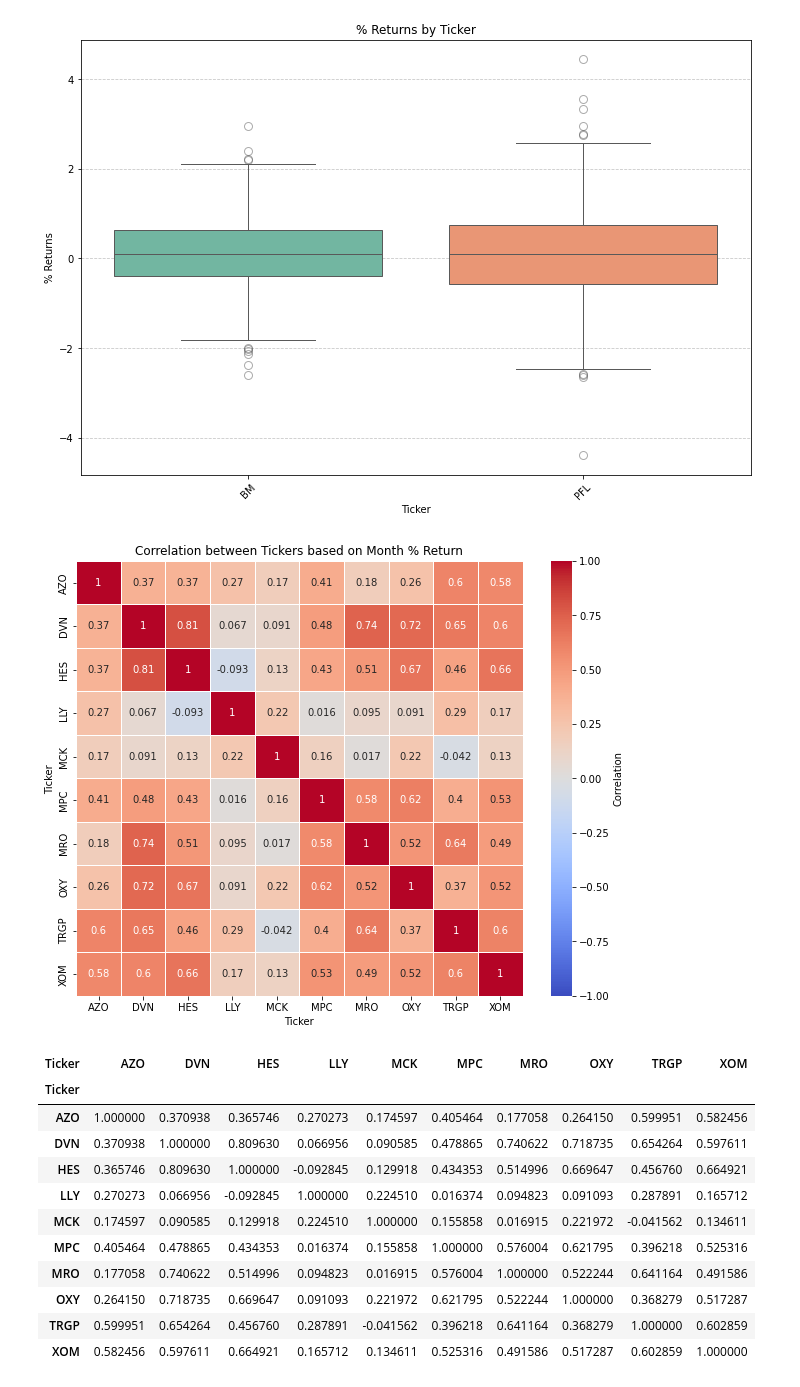
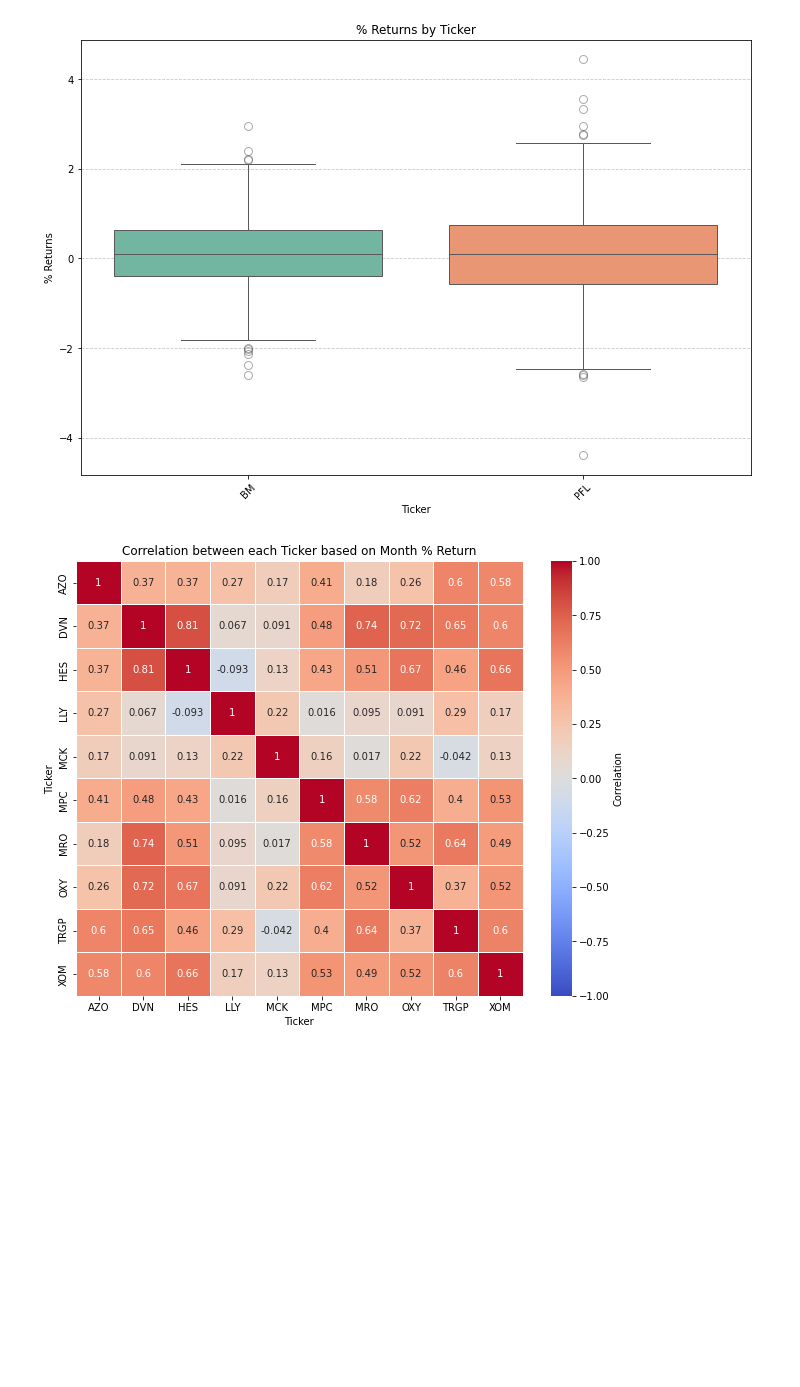
Before and after one commit to danvuk567/SP500-Stock-Analysis, a Jupyter notebook: Python-Portfolio-Performance-Analysis/Portfolio-Performance-Analysis.ipynb, the cells around one changed output. Saved outputs shown, nothing was run; the diff lists cells and outputs as text; code cells hidden in the pictures; blank space fills up the shorter version.

```diff
--- a/Python-Portfolio-Performance-Analysis/Portfolio-Performance-Analysis.ipynb
+++ b/Python-Portfolio-Performance-Analysis/Portfolio-Performance-Analysis.ipynb
@@ -256,20 +256,8 @@ df_ret_mth_after_second_year = calculate_return(df_pricing_mth_after_second_year
 df_ret_mth_after_second_year.sort_values(by=['Ticker', 'Date'], inplace=True)
 # %%
 df_portfolio_tickers_ret_mth_after_second_year = df_ret_mth_after_second_year[df_ret_mth_after_second_year['Ticker'].isin(portfolio_tickers)].copy()
-plot_ticker_correlations(df_portfolio_tickers_ret_mth_after_second_year, 'Month % Return')
+df_corr = plot_security_class_correlations(df_portfolio_tickers_ret_mth_after_second_year, 'Month % Return', 'Ticker')
 # %% [output]
-[figure, old version]
+[figure, new version]
-| Ticker | AZO | DVN | HES | LLY | MCK | MPC | MRO | OXY | TRGP | XOM |
-| Ticker |  |  |  |  |  |  |  |  |  |  |
-| AZO | 1.000000 | 0.370938 | 0.365746 | 0.270273 | 0.174597 | 0.405464 | 0.177058 | 0.264150 | 0.599951 | 0.582456 |
-| DVN | 0.370938 | 1.000000 | 0.809630 | 0.066956 | 0.090585 | 0.478865 | 0.740622 | 0.718735 | 0.654264 | 0.597611 |
-| HES | 0.365746 | 0.809630 | 1.000000 | -0.092845 | 0.129918 | 0.434353 | 0.514996 | 0.669647 | 0.456760 | 0.664921 |
-| LLY | 0.270273 | 0.066956 | -0.092845 | 1.000000 | 0.224510 | 0.016374 | 0.094823 | 0.091093 | 0.287891 | 0.165712 |
-| MCK | 0.174597 | 0.090585 | 0.129918 | 0.224510 | 1.000000 | 0.155858 | 0.016915 | 0.221972 | -0.041562 | 0.134611 |
-| MPC | 0.405464 | 0.478865 | 0.434353 | 0.016374 | 0.155858 | 1.000000 | 0.576004 | 0.621795 | 0.396218 | 0.525316 |
-| MRO | 0.177058 | 0.740622 | 0.514996 | 0.094823 | 0.016915 | 0.576004 | 1.000000 | 0.522244 | 0.641164 | 0.491586 |
-| OXY | 0.264150 | 0.718735 | 0.669647 | 0.091093 | 0.221972 | 0.621795 | 0.522244 | 1.000000 | 0.368279 | 0.517287 |
-| TRGP | 0.599951 | 0.654264 | 0.456760 | 0.287891 | -0.041562 | 0.396218 | 0.641164 | 0.368279 | 1.000000 | 0.602859 |
-| XOM | 0.582456 | 0.597611 | 0.664921 | 0.165712 | 0.134611 | 0.525316 | 0.491586 | 0.517287 | 0.602859 | 1.000000 |
 # %%
 s1.close()
```
Also changed, not shown: parts of 9 cells of this notebook.
